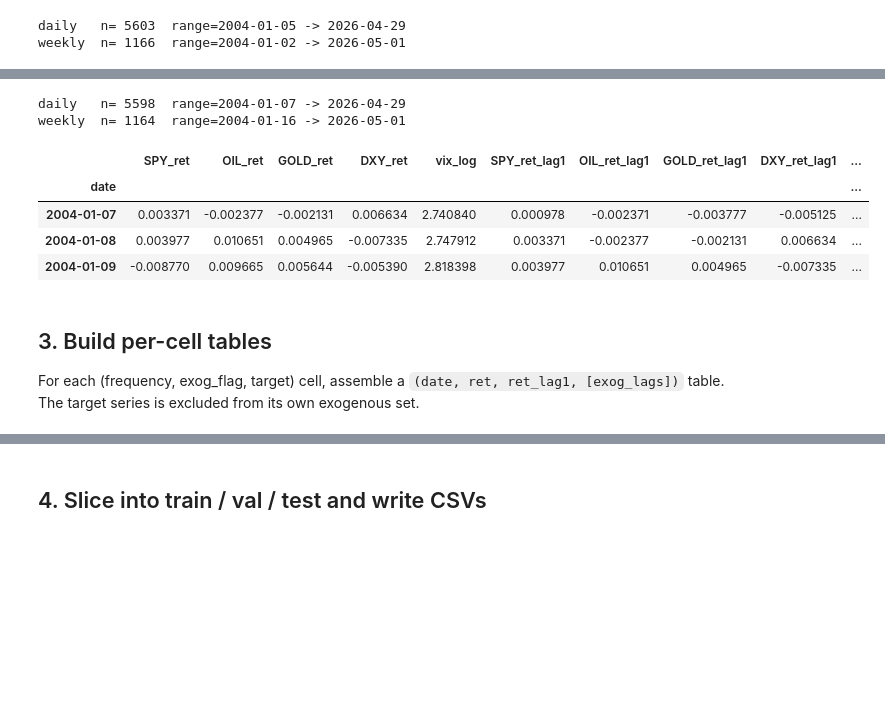
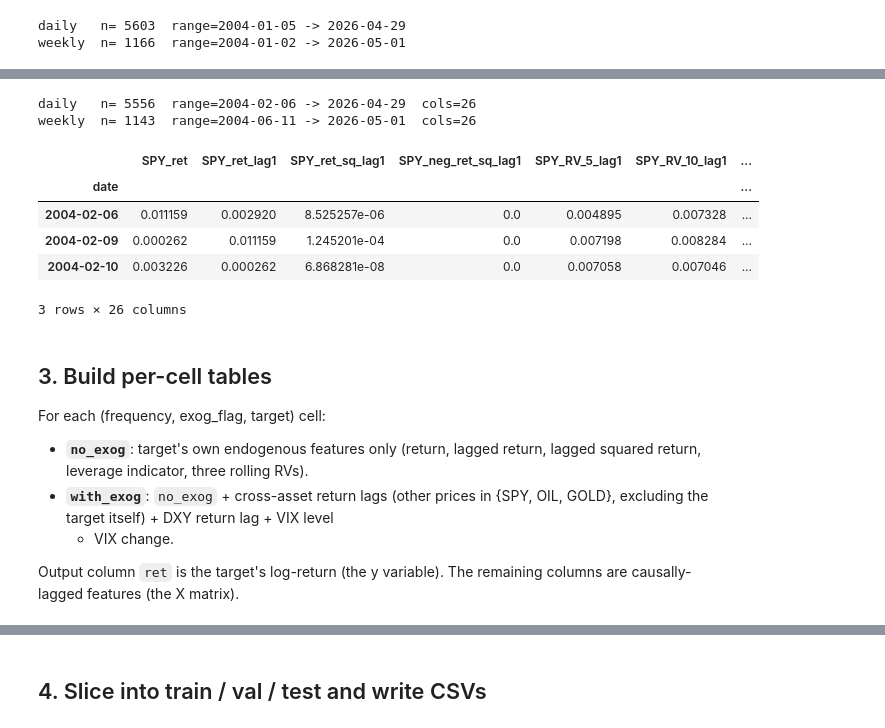
Before and after one commit to harshG97/timeseries-financial-volatility-modelling, a Jupyter notebook: 02_build_splits.ipynb, the cells around one changed output, grey strips where cells are left out. Drawn from its saved outputs; the diff is of its cells as text; code cells hidden in the pictures; blank space fills up the shorter version.

```diff
--- a/02_build_splits.ipynb
+++ b/02_build_splits.ipynb
@@ -91,30 +105,51 @@ For each frequency:
 # %%
+RV_WINDOWS = (5, 10, 22)
+
 def build_features(panel: pd.DataFrame) -> pd.DataFrame:
     out = pd.DataFrame(index=panel.index)
+    # Endogenous features per asset
     for s in ["SPY", "OIL", "GOLD", "DXY"]:
-        out[f"{s}_ret"] = np.log(panel[s]).diff()
+        ret = np.log(panel[s]).diff()
+        out[f"{s}_ret"] = ret
+        out[f"{s}_ret_lag1"] = ret.shift(1)
+        if s != "DXY":
+            ret_sq = ret ** 2
+            out[f"{s}_ret_sq_lag1"] = ret_sq.shift(1)
+            out[f"{s}_neg_ret_sq_lag1"] = ((ret < 0) * ret_sq).shift(1)
+            for w in RV_WINDOWS:
+                out[f"{s}_RV_{w}_lag1"] = ret.rolling(w).std().shift(1)
+    # Market / exogenous features
     out["vix_log"] = np.log(panel["VIX"])
-    for col in list(out.columns):
-        out[f"{col}_lag1"] = out[col].shift(1)
+    out["vix_log_lag1"] = out["vix_log"].shift(1)
+    out["vix_log_diff_lag1"] = out["vix_log"].diff().shift(1)
     return out.dropna()
 
 features = {freq: build_features(p) for freq, p in panels.items()}
 for freq, f in features.items():
-    print(f"{freq:6s}  n={len(f):5d}  range={f.index.min().date()} -> {f.index.max().date()}")
+    print(f"{freq:6s}  n={len(f):5d}  range={f.index.min().date()} -> {f.index.max().date()}  cols={len(f.columns)}")
 features["daily"].head(3)
 # %% [output]
-daily   n= 5598  range=2004-01-07 -> 2026-04-29
-weekly  n= 1164  range=2004-01-16 -> 2026-05-01
+daily   n= 5556  range=2004-02-06 -> 2026-04-29  cols=26
+weekly  n= 1143  range=2004-06-11 -> 2026-05-01  cols=26
-|  | SPY_ret | OIL_ret | GOLD_ret | DXY_ret | vix_log | SPY_ret_lag1 | OIL_ret_lag1 | GOLD_ret_lag1 | DXY_ret_lag1 | ... |
-| date |  |  |  |  |  |  |  |  |  | ... |
-| 2004-01-07 | 0.003371 | -0.002377 | -0.002131 | 0.006634 | 2.740840 | 0.000978 | -0.002371 | -0.003777 | -0.005125 | ... |
-| 2004-01-08 | 0.003977 | 0.010651 | 0.004965 | -0.007335 | 2.747912 | 0.003371 | -0.002377 | -0.002131 | 0.006634 | ... |
-| 2004-01-09 | -0.008770 | 0.009665 | 0.005644 | -0.005390 | 2.818398 | 0.003977 | 0.010651 | 0.004965 | -0.007335 | ... |
+|  | SPY_ret | SPY_ret_lag1 | SPY_ret_sq_lag1 | SPY_neg_ret_sq_lag1 | SPY_RV_5_lag1 | SPY_RV_10_lag1 | ... |
+| date |  |  |  |  |  |  | ... |
+| 2004-02-06 | 0.011159 | 0.002920 | 8.525257e-06 | 0.0 | 0.004895 | 0.007328 | ... |
+| 2004-02-09 | 0.000262 | 0.011159 | 1.245201e-04 | 0.0 | 0.007198 | 0.008284 | ... |
+| 2004-02-10 | 0.003226 | 0.000262 | 6.868281e-08 | 0.0 | 0.007058 | 0.007046 | ... |
+3 rows × 26 columns
-# %% [markdown]
-## 3. Build per-cell tables
-
-For each (frequency, exog_flag, target) cell, assemble a `(date, ret, ret_lag1, [exog_lags])` table.
-The target series is excluded from its own exogenous set.
+# %% [markdown]
+## 3. Build per-cell tables
+
+For each (frequency, exog_flag, target) cell:
+
+- **`no_exog`**: target's own endogenous features only (return, lagged return,
+  lagged squared return, leverage indicator, three rolling RVs).
+- **`with_exog`**: `no_exog` + cross-asset return lags (other prices in
+  {SPY, OIL, GOLD}, excluding the target itself) + DXY return lag + VIX level
+  + VIX change.
+
+Output column `ret` is the target's log-return (the y variable). The remaining
+columns are causally-lagged features (the X matrix).
 # %%
 def build_cell(freq: str, target: str, use_exog: bool) -> pd.DataFrame:
     f = features[freq]
```
Also changed, not shown: parts of 11 cells of this notebook, 38 other files.
